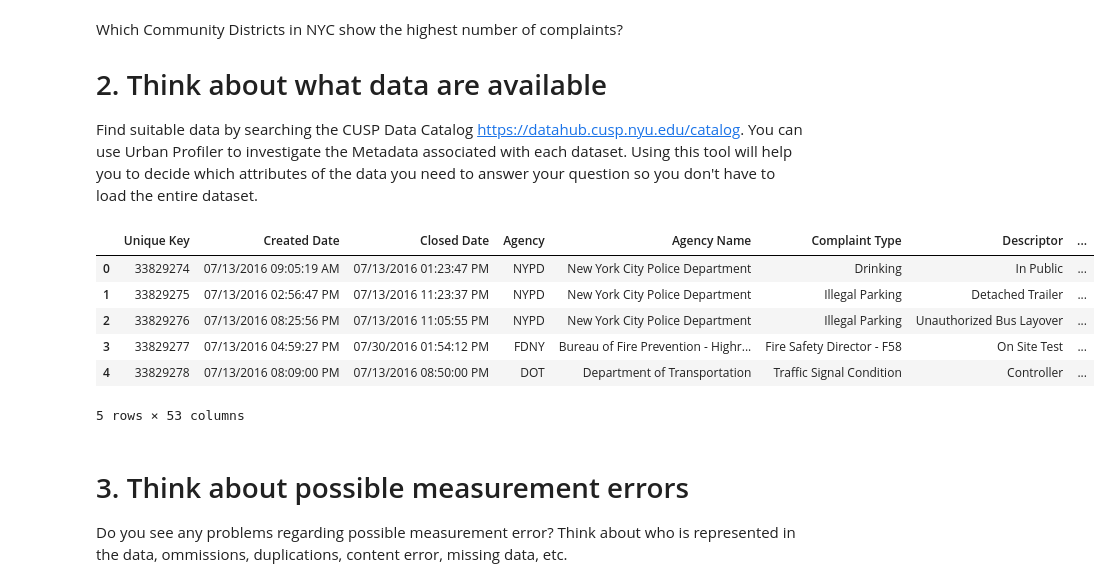
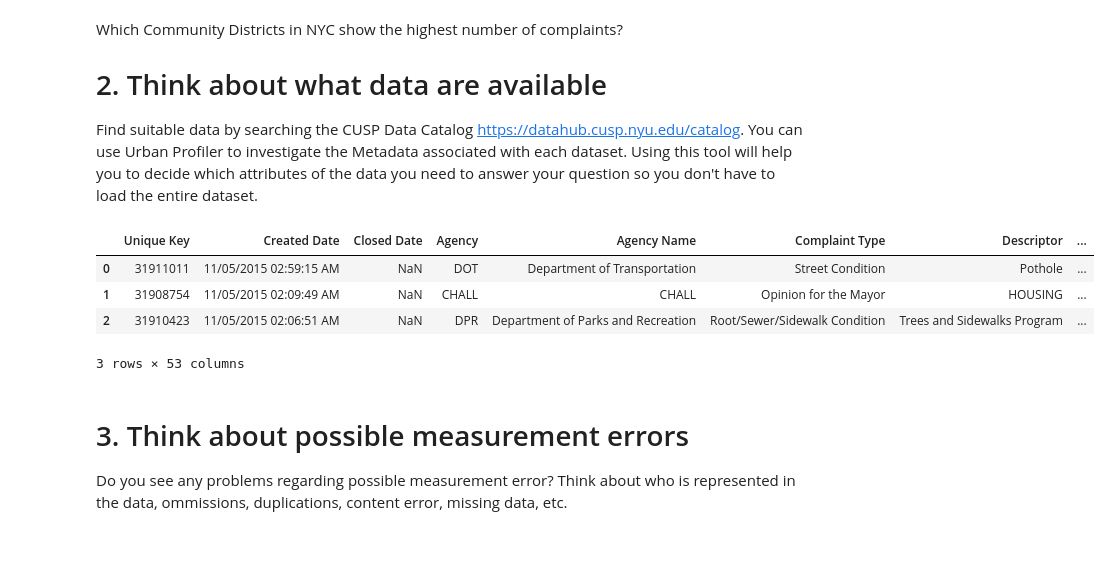
Before and after one commit to fernandomelchor/PUI2016_lmf445, a Jupyter notebook: HW8_lmf445/HW8_lmf445.ipynb, the cells around one changed output. Saved outputs shown, nothing was run; the diff lists cells and outputs as text; code cells hidden in the pictures; blank space fills up the shorter version.

```diff
--- a/HW8_lmf445/HW8_lmf445.ipynb
+++ b/HW8_lmf445/HW8_lmf445.ipynb
@@ -23,14 +23,12 @@ import re
 PUIdata = os.getenv('PUIDATA')
 # %%
 # Load dataset
-data = pd.read_csv('PUIdata/311_Service_Requests_from_2010_to_Present.csv')
+data = pd.read_csv('/projects/open/NYCOpenData/nycopendata/data/erm2-nwe9/1446832678/erm2-nwe9')
 #311_Service_Requests_from_2010_to_Present.csv
-data.head()
+data.head(3)
 # %% [output]
-|  | ﻿Unique Key | Created Date | Closed Date | Agency | Agency Name | Complaint Type | Descriptor | ... |
-| 0 | 33829274 | 07/13/2016 09:05:19 AM | 07/13/2016 01:23:47 PM | NYPD | New York City Police Department | Drinking | In Public | ... |
-| 1 | 33829275 | 07/13/2016 02:56:47 PM | 07/13/2016 11:23:37 PM | NYPD | New York City Police Department | Illegal Parking | Detached Trailer | ... |
-| 2 | 33829276 | 07/13/2016 08:25:56 PM | 07/13/2016 11:05:55 PM | NYPD | New York City Police Department | Illegal Parking | Unauthorized Bus Layover | ... |
-| 3 | 33829277 | 07/13/2016 04:59:27 PM | 07/30/2016 01:54:12 PM | FDNY | Bureau of Fire Prevention - Highr... | Fire Safety Director - F58 | On Site Test | ... |
-| 4 | 33829278 | 07/13/2016 08:09:00 PM | 07/13/2016 08:50:00 PM | DOT | Department of Transportation | Traffic Signal Condition | Controller | ... |
+|  | Unique Key | Created Date | Closed Date | Agency | Agency Name | Complaint Type | Descriptor | ... |
+| 0 | 31911011 | 11/05/2015 02:59:15 AM | NaN | DOT | Department of Transportation | Street Condition | Pothole | ... |
+| 1 | 31908754 | 11/05/2015 02:09:49 AM | NaN | CHALL | CHALL | Opinion for the Mayor | HOUSING | ... |
+| 2 | 31910423 | 11/05/2015 02:06:51 AM | NaN | DPR | Department of Parks and Recreation | Root/Sewer/Sidewalk Condition | Trees and Sidewalks Program | ... |
-5 rows × 53 columns
+3 rows × 53 columns
```
Also changed, not shown: parts of 23 cells of this notebook.
